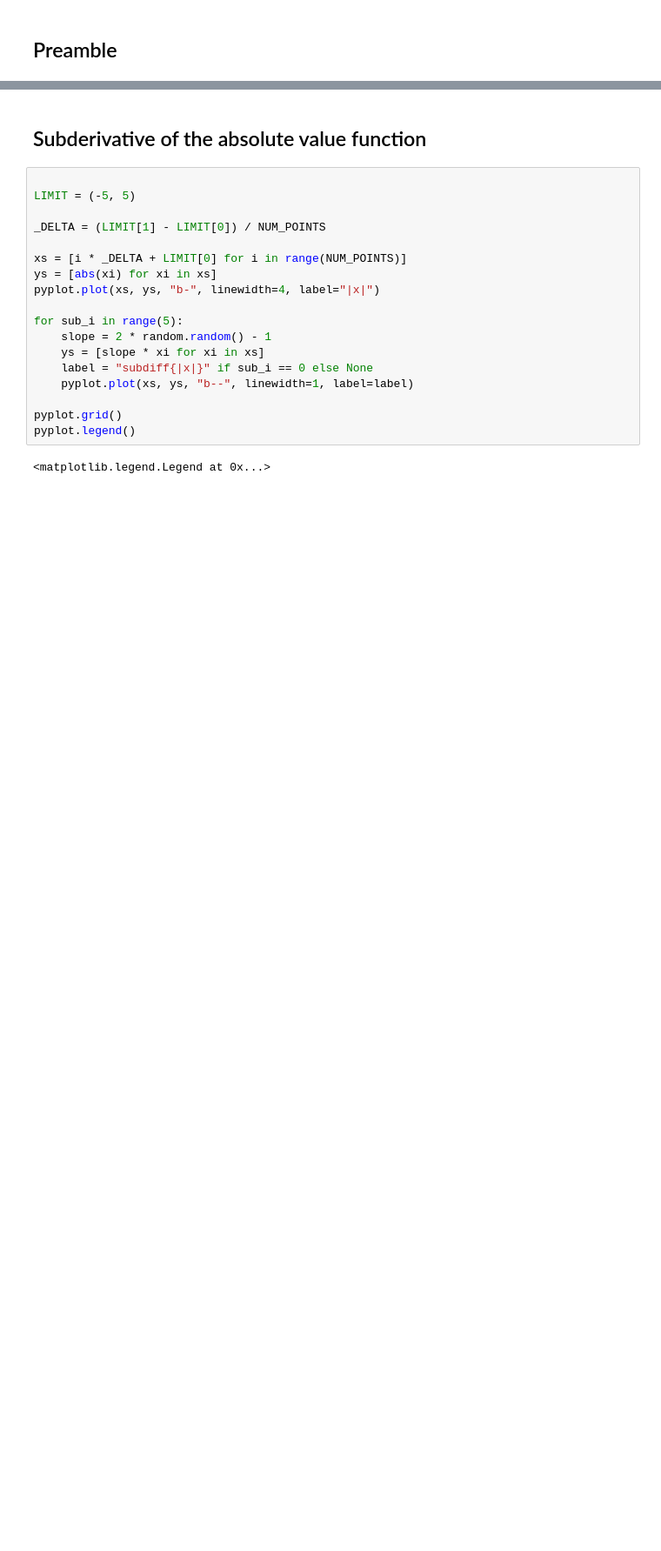
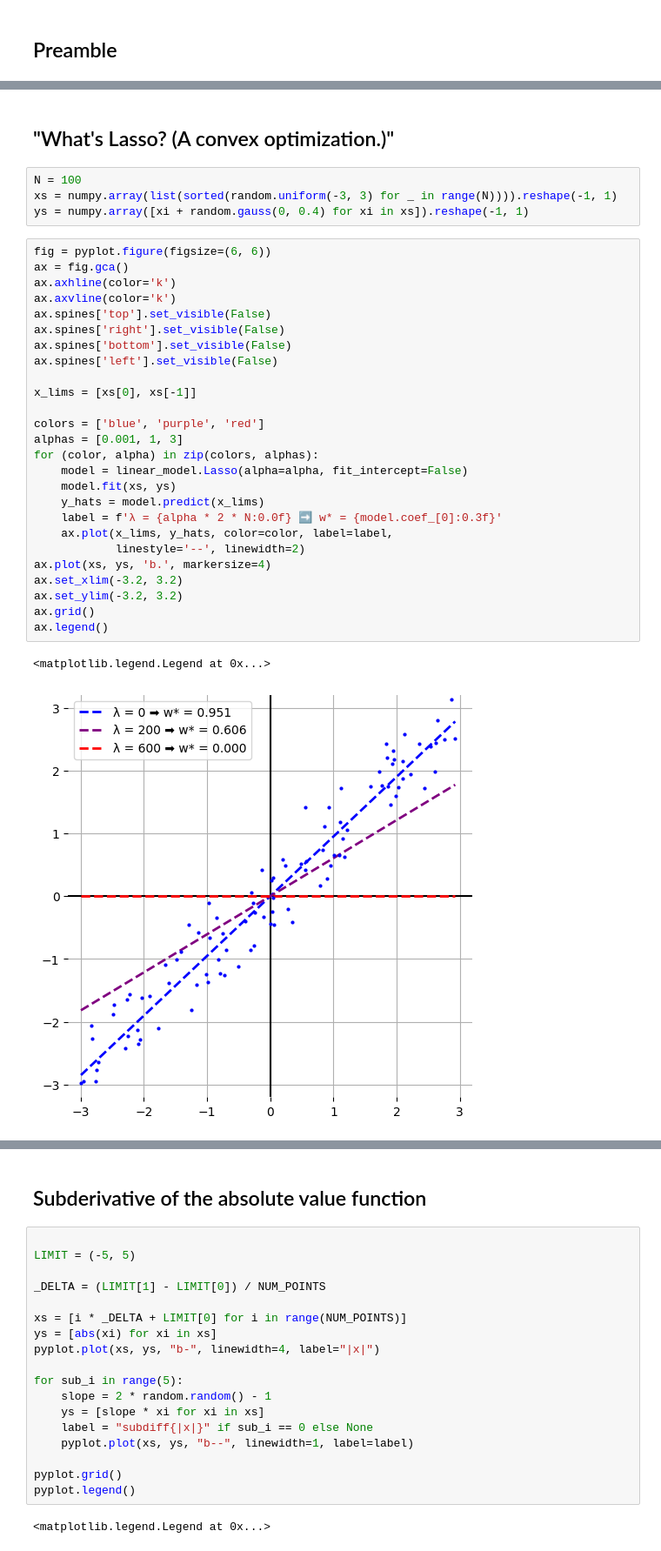
Before and after one commit to bgawalt/blog, a Jupyter notebook: content/jupyter/0004-lasso.ipynb, the cells around one changed output, grey strips where cells are left out. Shown at 87% size. Cells and saved outputs as stored; diff of their text form; blank space fills up the shorter version.

Commit message:
Add demo of fitting lasso past the point of full sparsity

```diff
--- a/content/jupyter/0004-lasso.ipynb
+++ b/content/jupyter/0004-lasso.ipynb
@@ -9,0 +12,35 @@ NUM_POINTS = 250
+# %% [markdown]
+## "What's Lasso? (A convex optimization.)"
+# %%
+N = 100
+xs = numpy.array(list(sorted(random.uniform(-3, 3) for _ in range(N)))).reshape(-1, 1)
+ys = numpy.array([xi + random.gauss(0, 0.4) for xi in xs]).reshape(-1, 1)
+# %%
+fig = pyplot.figure(figsize=(6, 6))
+ax = fig.gca()
+ax.axhline(color='k')
+ax.axvline(color='k')
+ax.spines['top'].set_visible(False)
+ax.spines['right'].set_visible(False)
+ax.spines['bottom'].set_visible(False)
+ax.spines['left'].set_visible(False)
+
+x_lims = [xs[0], xs[-1]]
+
+colors = ['blue', 'purple', 'red']
+alphas = [0.001, 1, 3]
+for (color, alpha) in zip(colors, alphas):
+    model = linear_model.Lasso(alpha=alpha, fit_intercept=False)
+    model.fit(xs, ys)
+    y_hats = model.predict(x_lims)
+    label = f'λ = {alpha * 2 * N:0.0f} ➡️ w* = {model.coef_[0]:0.3f}'
+    ax.plot(x_lims, y_hats, color=color, label=label,
+            linestyle='--', linewidth=2)
+ax.plot(xs, ys, 'b.', markersize=4)
+ax.set_xlim(-3.2, 3.2)
+ax.set_ylim(-3.2, 3.2)
+ax.grid()
+ax.legend()
+# %% [output]
+<matplotlib.legend.Legend at 0x...>
+[figure, added]
```
Also changed, not shown: parts of 4 cells of this notebook, 2 other files.
